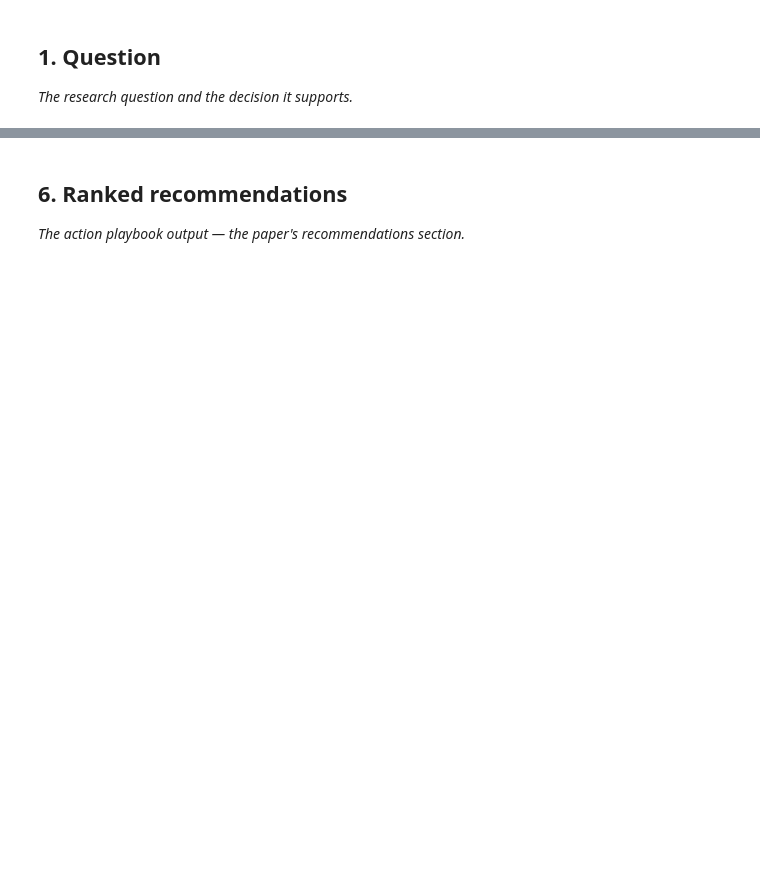
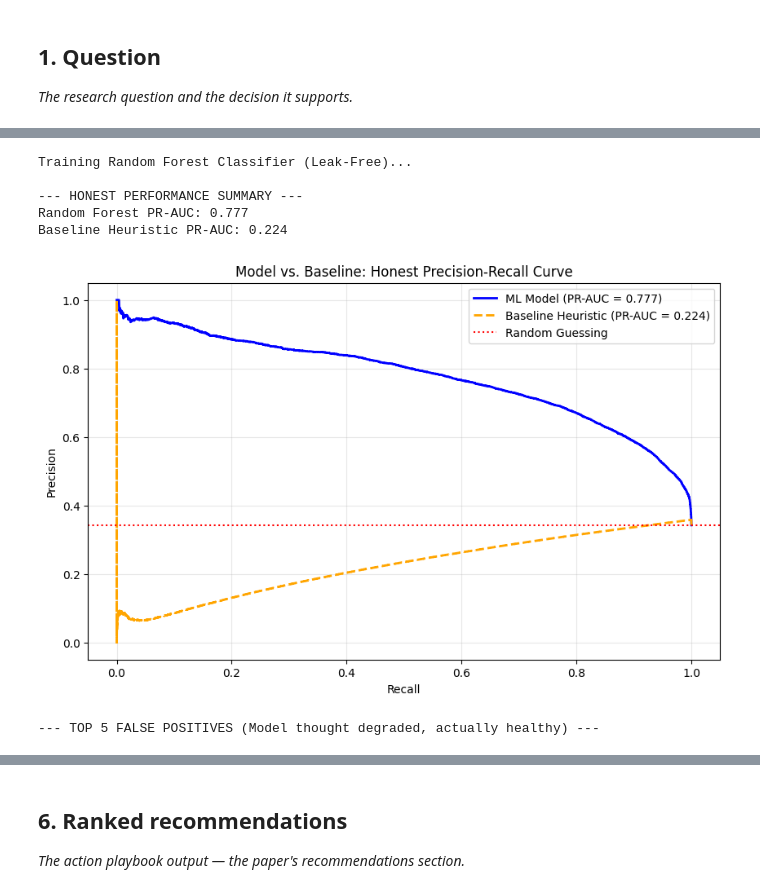
Before and after one commit to Yashraj-mlrobo/flyrank-task-1, a Jupyter notebook: work/notebooks/capstone.ipynb, the cells around one changed output, grey strips where cells are left out. Drawn from its saved outputs; the diff is of its cells as text; code cells hidden in the pictures; blank space fills up the shorter version.

```diff
--- a/work/notebooks/capstone.ipynb
+++ b/work/notebooks/capstone.ipynb
@@ -28,0 +220,63 @@ This skeleton is yours to fill. Work the sections **in order** — each one has
+# %%
+import matplotlib.pyplot as plt
+from sklearn.ensemble import RandomForestClassifier
+from sklearn.metrics import precision_recall_curve, auc
+
+# 1. FIX TARGET LEAKAGE: Remove CTR-based features from the training set
+# The model must guess if a page is degraded based strictly on position, scale, and age
+safe_features = [pos_col, imp_col, "feat_days_stale"]
+X_train_safe = X_train[safe_features]
+X_val_safe = X_val[safe_features]
+
+print("Training Random Forest Classifier (Leak-Free)...")
+rf_model = RandomForestClassifier(
+    n_estimators=100,
+    max_depth=6,
+    class_weight="balanced",
+    random_state=42
+)
+rf_model.fit(X_train_safe, y_train)
+
+# Predict probabilities
+model_probs = rf_model.predict_proba(X_val_safe)[:, 1]
+
+# 2. EVALUATE PR-AUC (Model vs. Baseline)
+precision_m, recall_m, _ = precision_recall_curve(y_val, model_probs)
+pr_auc_model = auc(recall_m, precision_m)
+
+precision_b, recall_b, _ = precision_recall_curve(y_val, baseline_val)
+pr_auc_baseline = auc(recall_b, precision_b)
+
+print("\n--- HONEST PERFORMANCE SUMMARY ---")
+print(f"Random Forest PR-AUC: {pr_auc_model:.3f}")
+print(f"Baseline Heuristic PR-AUC: {pr_auc_baseline:.3f}")
+
+# 3. PLOT HEAD-TO-HEAD COMPARISON
+plt.figure(figsize=(10, 6))
+plt.plot(recall_m, precision_m, label=f'ML Model (PR-AUC = {pr_auc_model:.3f})', color='blue', lw=2)
+plt.plot(recall_b, precision_b, label=f'Baseline Heuristic (PR-AUC = {pr_auc_baseline:.3f})', color='orange', linestyle='--', lw=2)
+plt.axhline(y_val.mean(), color='red', linestyle=':', label='Random Guessing')
+plt.title("Model vs. Baseline: Honest Precision-Recall Curve")
+plt.xlabel("Recall")
+plt.ylabel("Precision")
+plt.legend(loc="upper right")
+plt.grid(True, alpha=0.3)
+plt.show()
+
+# 4. ERROR ANALYSIS (Top False Positives)
+val_results = X_val.copy()
+val_results["actual_degraded"] = y_val
+val_results["model_prob"] = model_probs
+val_results["baseline_score"] = baseline_val
+
+false_positives = val_results[(val_results["actual_degraded"] == 0)].sort_values(by="model_prob", ascending=False).head(5)
+print("\n--- TOP 5 FALSE POSITIVES (Model thought degraded, actually healthy) ---")
+display(false_positives)
+# %% [output]
+Training Random Forest Classifier (Leak-Free)...
+
+--- HONEST PERFORMANCE SUMMARY ---
+Random Forest PR-AUC: 0.777
+Baseline Heuristic PR-AUC: 0.224
+[figure, added]
+--- TOP 5 FALSE POSITIVES (Model thought degraded, actually healthy) ---
```
Also changed, not shown: parts of 15 cells of this notebook.
